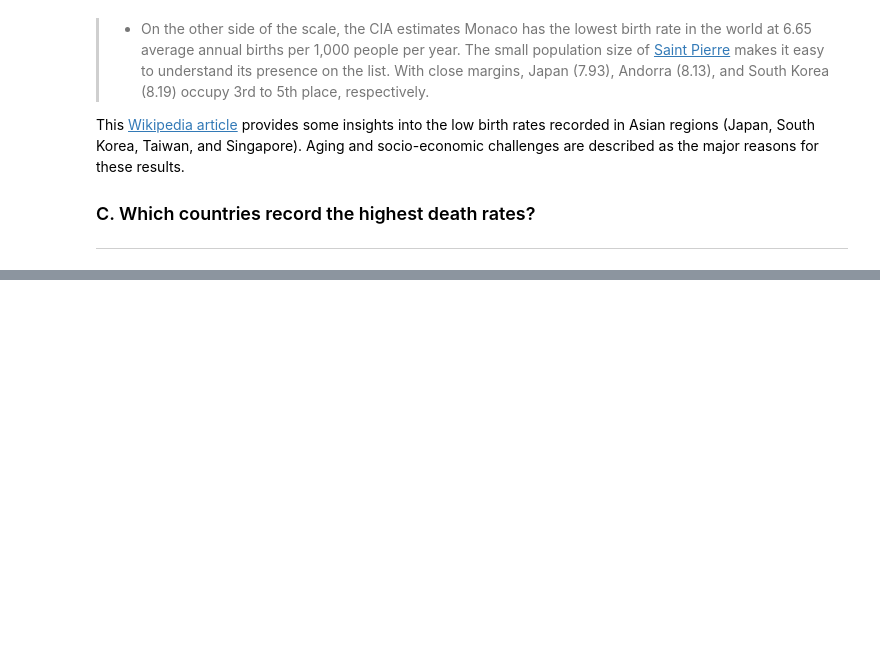
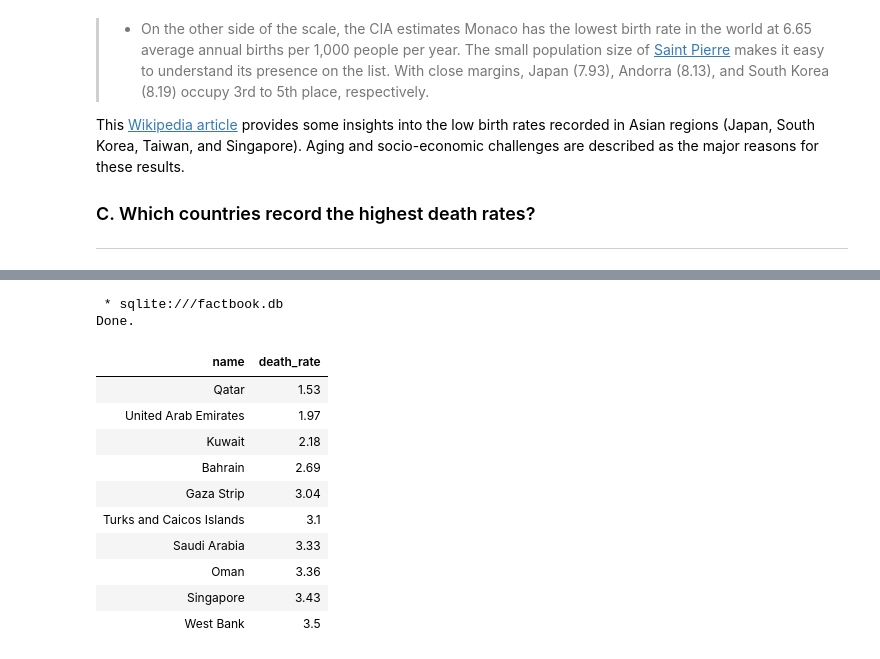
Before and after one commit to Lippins/CIA_factbook_data_analysis, a Jupyter notebook: notebook.ipynb, the cells around one changed output, grey strips where cells are left out. Cells and saved outputs as stored; diff of their text form; code cells hidden in the pictures; blank space fills up the shorter version.

```diff
--- a/notebook.ipynb
+++ b/notebook.ipynb
@@ -544,0 +603,23 @@ This [Wikipedia article](https://en.wikipedia.org/wiki/Total_fertility_rate) pro
+# %%
+%%sql
+SELECT name, death_rate
+  FROM facts
+ WHERE name != 'World'
+-- Filter out entries without birth rates
+     AND death_rate IS NOT NULL
+ ORDER BY 2
+ LIMIT 10;
+# %% [output]
+ * sqlite:///factbook.db
+Done.
+| name | death_rate |
+| Qatar | 1.53 |
+| United Arab Emirates | 1.97 |
+| Kuwait | 2.18 |
+| Bahrain | 2.69 |
+| Gaza Strip | 3.04 |
+| Turks and Caicos Islands | 3.1 |
+| Saudi Arabia | 3.33 |
+| Oman | 3.36 |
+| Singapore | 3.43 |
+| West Bank | 3.5 |
```
Also changed, not shown: parts of 4 cells of this notebook.
